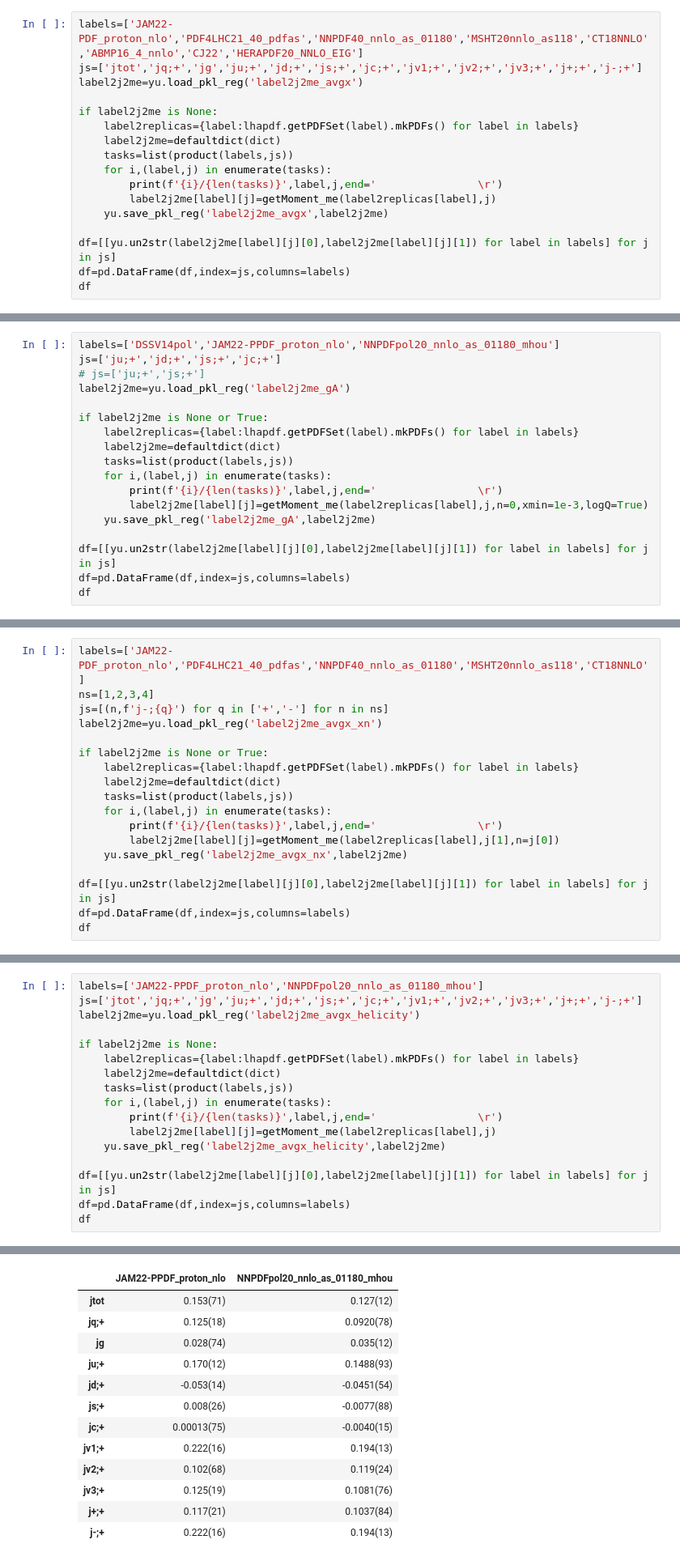
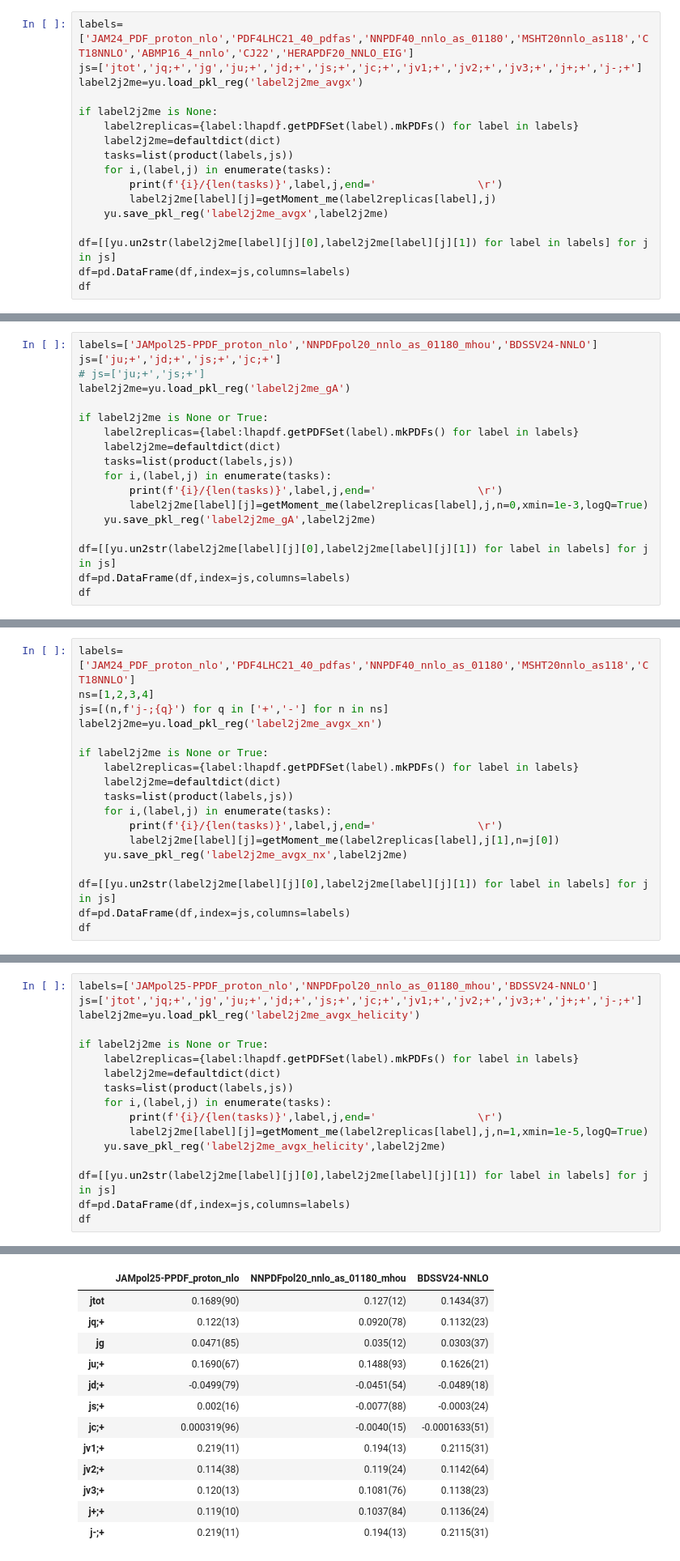
Before and after one commit to lee14916/glwc3, a Jupyter notebook: project2/05_moments/lhapdf.ipynb, the cells around one changed output, grey strips where cells are left out. Shown at 81% size. Drawn from its saved outputs; the diff is of its cells as text.

```diff
--- a/project2/05_moments/lhapdf.ipynb
+++ b/project2/05_moments/lhapdf.ipynb
@@ -108,7 +118,7 @@ def getMoment_me(replicas,j,n=1,**kwargs):
     m,e=dat.mean(),dat.std(ddof=1)
     return m,e
 # %%
-labels=['JAM22-PDF_proton_nlo','PDF4LHC21_40_pdfas','NNPDF40_nnlo_as_01180','MSHT20nnlo_as118','CT18NNLO','ABMP16_4_nnlo','CJ22','HERAPDF20_NNLO_EIG']
+labels=['JAM24_PDF_proton_nlo','PDF4LHC21_40_pdfas','NNPDF40_nnlo_as_01180','MSHT20nnlo_as118','CT18NNLO','ABMP16_4_nnlo','CJ22','HERAPDF20_NNLO_EIG']
 js=['jtot','jq;+','jg','ju;+','jd;+','js;+','jc;+','jv1;+','jv2;+','jv3;+','j+;+','j-;+']
 label2j2me=yu.load_pkl_reg('label2j2me_avgx')
 
@@ -141,5 +168,5 @@ df
 # %%
-labels=['DSSV14pol','JAM22-PPDF_proton_nlo','NNPDFpol20_nnlo_as_01180_mhou']
+labels=['JAMpol25-PPDF_proton_nlo','NNPDFpol20_nnlo_as_01180_mhou','BDSSV24-NNLO']
 js=['ju;+','jd;+','js;+','jc;+']
 # js=['ju;+','js;+']
 label2j2me=yu.load_pkl_reg('label2j2me_gA')
@@ -178,5 +205,5 @@ NNPDFpol20_nnlo_as_01180_mhou, version 1; 101 PDF members
 # %%
-labels=['JAM22-PDF_proton_nlo','PDF4LHC21_40_pdfas','NNPDF40_nnlo_as_01180','MSHT20nnlo_as118','CT18NNLO']
+labels=['JAM24_PDF_proton_nlo','PDF4LHC21_40_pdfas','NNPDF40_nnlo_as_01180','MSHT20nnlo_as118','CT18NNLO']
 ns=[1,2,3,4]
 js=[(n,f'j-;{q}') for q in ['+','-'] for n in ns]
 label2j2me=yu.load_pkl_reg('label2j2me_avgx_xn')
@@ -253,15 +244,15 @@ yu.finalizePlot()
 # %%
-labels=['JAM22-PPDF_proton_nlo','NNPDFpol20_nnlo_as_01180_mhou']
+labels=['JAMpol25-PPDF_proton_nlo','NNPDFpol20_nnlo_as_01180_mhou','BDSSV24-NNLO']
 js=['jtot','jq;+','jg','ju;+','jd;+','js;+','jc;+','jv1;+','jv2;+','jv3;+','j+;+','j-;+']
 label2j2me=yu.load_pkl_reg('label2j2me_avgx_helicity')
 
-if label2j2me is None:
+if label2j2me is None or True:
     label2replicas={label:lhapdf.getPDFSet(label).mkPDFs() for label in labels}
     label2j2me=defaultdict(dict)
     tasks=list(product(labels,js))
     for i,(label,j) in enumerate(tasks):
         print(f'{i}/{len(tasks)}',label,j,end='                \r')
-        label2j2me[label][j]=getMoment_me(label2replicas[label],j)
+        label2j2me[label][j]=getMoment_me(label2replicas[label],j,n=1,xmin=1e-5,logQ=True)
     yu.save_pkl_reg('label2j2me_avgx_helicity',label2j2me)
 
 df=[[yu.un2str(label2j2me[label][j][0],label2j2me[label][j][1]) for label in labels] for j in js]
@@ -271,13 +269,13 @@ df
-|  | JAM22-PPDF_proton_nlo | NNPDFpol20_nnlo_as_01180_mhou |
-| jtot | 0.153(71) | 0.127(12) |
-| jq;+ | 0.125(18) | 0.0920(78) |
-| jg | 0.028(74) | 0.035(12) |
-| ju;+ | 0.170(12) | 0.1488(93) |
-| jd;+ | -0.053(14) | -0.0451(54) |
-| js;+ | 0.008(26) | -0.0077(88) |
-| jc;+ | 0.00013(75) | -0.0040(15) |
-| jv1;+ | 0.222(16) | 0.194(13) |
-| jv2;+ | 0.102(68) | 0.119(24) |
-| jv3;+ | 0.125(19) | 0.1081(76) |
-| j+;+ | 0.117(21) | 0.1037(84) |
-| j-;+ | 0.222(16) | 0.194(13) |
+|  | JAMpol25-PPDF_proton_nlo | NNPDFpol20_nnlo_as_01180_mhou | BDSSV24-NNLO |
+| jtot | 0.1689(90) | 0.127(12) | 0.1434(37) |
+| jq;+ | 0.122(13) | 0.0920(78) | 0.1132(23) |
+| jg | 0.0471(85) | 0.035(12) | 0.0303(37) |
+| ju;+ | 0.1690(67) | 0.1488(93) | 0.1626(21) |
+| jd;+ | -0.0499(79) | -0.0451(54) | -0.0489(18) |
+| js;+ | 0.002(16) | -0.0077(88) | -0.0003(24) |
+| jc;+ | 0.000319(96) | -0.0040(15) | -0.0001633(51) |
+| jv1;+ | 0.219(11) | 0.194(13) | 0.2115(31) |
+| jv2;+ | 0.114(38) | 0.119(24) | 0.1142(64) |
+| jv3;+ | 0.120(13) | 0.1081(76) | 0.1138(23) |
+| j+;+ | 0.119(10) | 0.1037(84) | 0.1136(24) |
+| j-;+ | 0.219(11) | 0.194(13) | 0.2115(31) |
```
Also changed, not shown: parts of 14 cells of this notebook.
